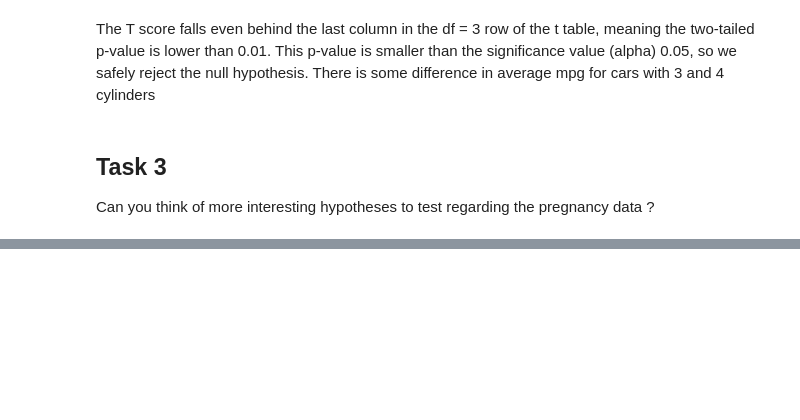
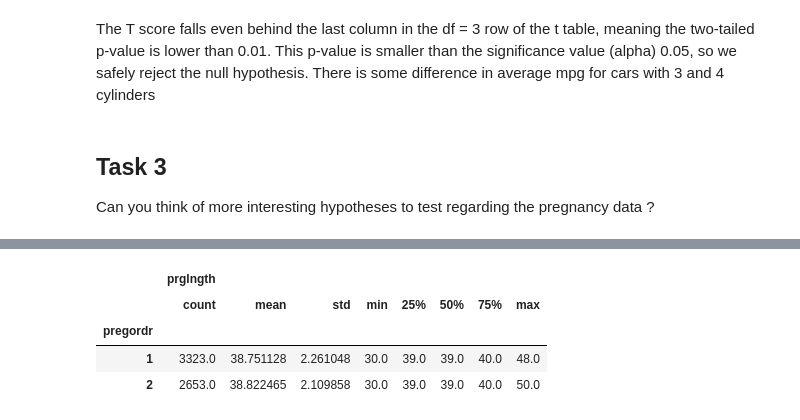
Before and after one commit to Heity94/01_DataScience_2021, a Jupyter notebook: Week_03/Homework3.ipynb, the cells around one changed output, grey strips where cells are left out. Cells and saved outputs as stored; diff of their text form; code cells hidden in the pictures; blank space fills up the shorter version.

```diff
--- a/Week_03/Homework3.ipynb
+++ b/Week_03/Homework3.ipynb
@@ -309,0 +341,18 @@ live.head()
+# %%
+#Filter df for first and second born babies
+live_12 = live_small[live_small["pregordr"]<=2]
+
+#Remove outliers (preglnght <30 weeks)
+live_12 = live_12[live_12["prglngth"]>=30]
+
+live_1 = live_12[live_12["pregordr"]==1]
+live_2 = live_12[live_12["pregordr"]==2]
+# %%
+#Check statistics
+live_12[["pregordr", "prglngth"]].groupby(["pregordr"]).describe()
+# %% [output]
+|  | prglngth |  |  |  |  |  |  |  |
+|  | count | mean | std | min | 25% | 50% | 75% | max |
+| pregordr |  |  |  |  |  |  |  |  |
+| 1 | 3323.0 | 38.751128 | 2.261048 | 30.0 | 39.0 | 39.0 | 40.0 | 48.0 |
+| 2 | 2653.0 | 38.822465 | 2.109858 | 30.0 | 39.0 | 39.0 | 40.0 | 50.0 |
```
Also changed, not shown: parts of 20 cells of this notebook.
